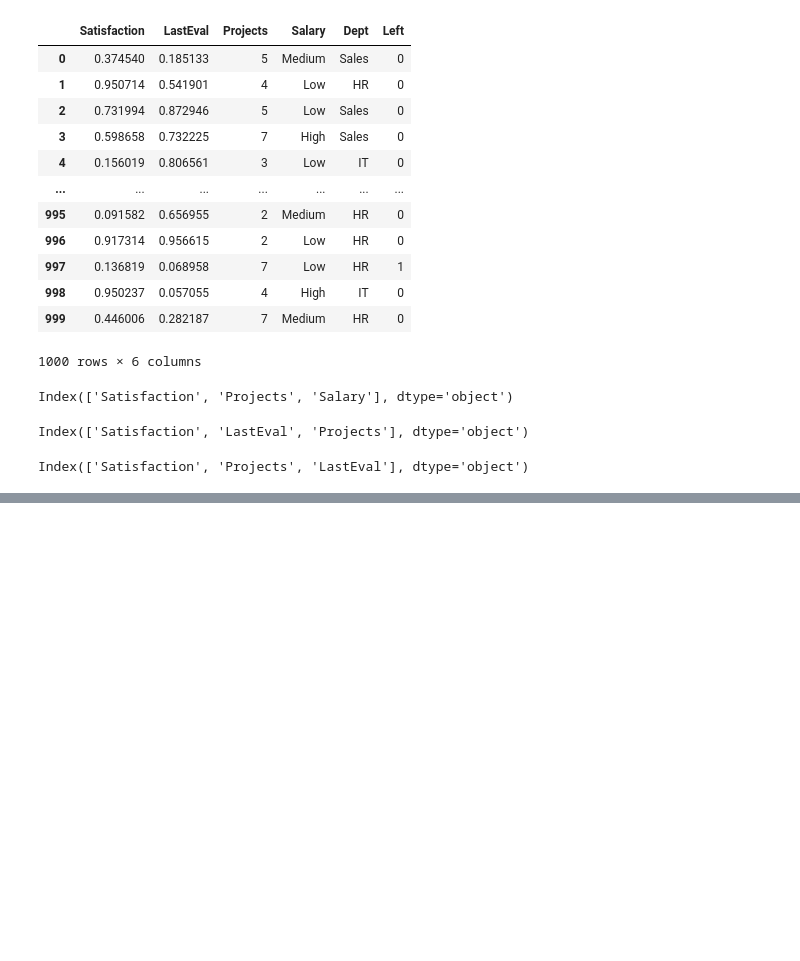
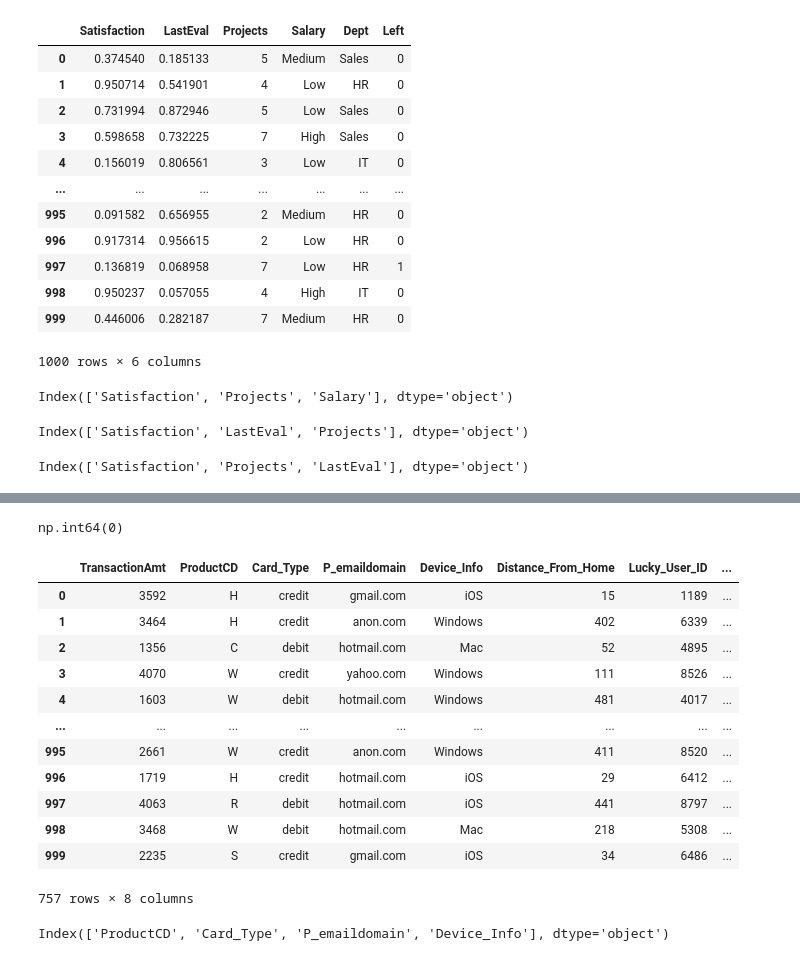
Before and after one commit to rezzz59/STUPEN, a Jupyter notebook: KELAS/feature_engginering/breast_cancer.ipynb, the cells around one changed output, grey strips where cells are left out. Drawn from its saved outputs; the diff is of its cells as text; code cells hidden in the pictures; blank space fills up the shorter version.

```diff
--- a/KELAS/feature_engginering/breast_cancer.ipynb
+++ b/KELAS/feature_engginering/breast_cancer.ipynb
@@ -233,0 +354,2 @@ Index(['Satisfaction', 'Projects', 'LastEval'], dtype='object')
+# %%
+df_fraud = df_fraud.dropna()
@@ -233,0 +368,25 @@ Index(['Satisfaction', 'Projects', 'LastEval'], dtype='object')
+# %%
+df_fraud.duplicated().sum()
+# %% [output]
+np.int64(0)
+# %%
+df_fraud
+# %% [output]
+|  | TransactionAmt | ProductCD | Card_Type | P_emaildomain | Device_Info | Distance_From_Home | Lucky_User_ID | ... |
+| 0 | 3592 | H | credit | gmail.com | iOS | 15 | 1189 | ... |
+| 1 | 3464 | H | credit | anon.com | Windows | 402 | 6339 | ... |
+| 2 | 1356 | C | debit | hotmail.com | Mac | 52 | 4895 | ... |
+| 3 | 4070 | W | credit | yahoo.com | Windows | 111 | 8526 | ... |
+| 4 | 1603 | W | debit | hotmail.com | Windows | 481 | 4017 | ... |
+| ... | ... | ... | ... | ... | ... | ... | ... | ... |
+| 995 | 2661 | W | credit | anon.com | Windows | 411 | 8520 | ... |
+| 996 | 1719 | H | credit | hotmail.com | iOS | 29 | 6412 | ... |
+| 997 | 4063 | R | debit | hotmail.com | iOS | 441 | 8797 | ... |
+| 998 | 3468 | W | debit | hotmail.com | Mac | 218 | 5308 | ... |
+| 999 | 2235 | S | credit | gmail.com | iOS | 34 | 6486 | ... |
+757 rows × 8 columns
+# %%
+categorical = df_fraud.select_dtypes('object').columns
+categorical
+# %% [output]
+Index(['ProductCD', 'Card_Type', 'P_emaildomain', 'Device_Info'], dtype='object')
```
Also changed, not shown: parts of 12 cells of this notebook.
